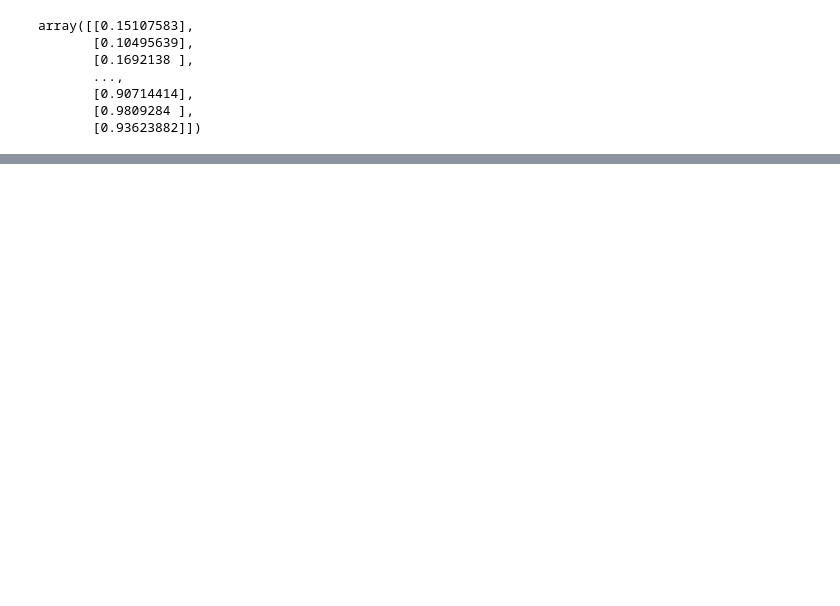
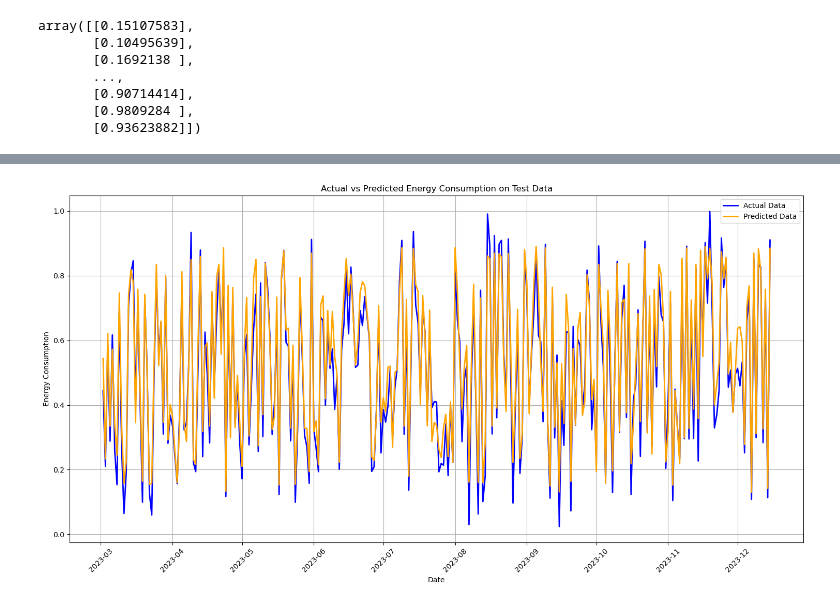
Before and after one commit to AbdelmajidBen/Transfert_Learning, a Jupyter notebook: deep_learning/Models/exercice3_final.ipynb, the cells around one changed output, grey strips where cells are left out. Cells and saved outputs as stored; diff of their text form; code cells hidden in the pictures; blank space fills up the shorter version.

```diff
--- a/deep_learning/Models/exercice3_final.ipynb
+++ b/deep_learning/Models/exercice3_final.ipynb
@@ -518,0 +532,21 @@ Test MSE: 0.007297315634787083, Test MAE: 0.07133350521326065
+# %%
+actuals = y_test_scaled.squeeze()
+predictions = test_predictions.squeeze().numpy()
+actuals_reverted = scaler.inverse_transform(actuals.reshape(-1, 1))
+predictions_reverted = scaler.inverse_transform(predictions.reshape(-1, 1))
+
+dates = df['Date'].iloc[len(X_train):len(X_train) + len(y_test)].values
+
+plt.figure(figsize=(15, 8))
+plt.plot(dates, actuals_reverted, label="Actual Data", color="blue", linewidth=2)
+plt.plot(dates, predictions_reverted, label="Predicted Data", color="orange", linewidth=2)
+plt.xlabel("Date")
+plt.ylabel("Energy Consumption")
+plt.title("Actual vs Predicted Energy Consumption on Test Data")
+plt.xticks(rotation=45)
+plt.legend()
+plt.grid()
+plt.tight_layout()
+plt.show()
+# %% [output]
+[figure, added]
```
Also changed, not shown: parts of 8 cells of this notebook.
